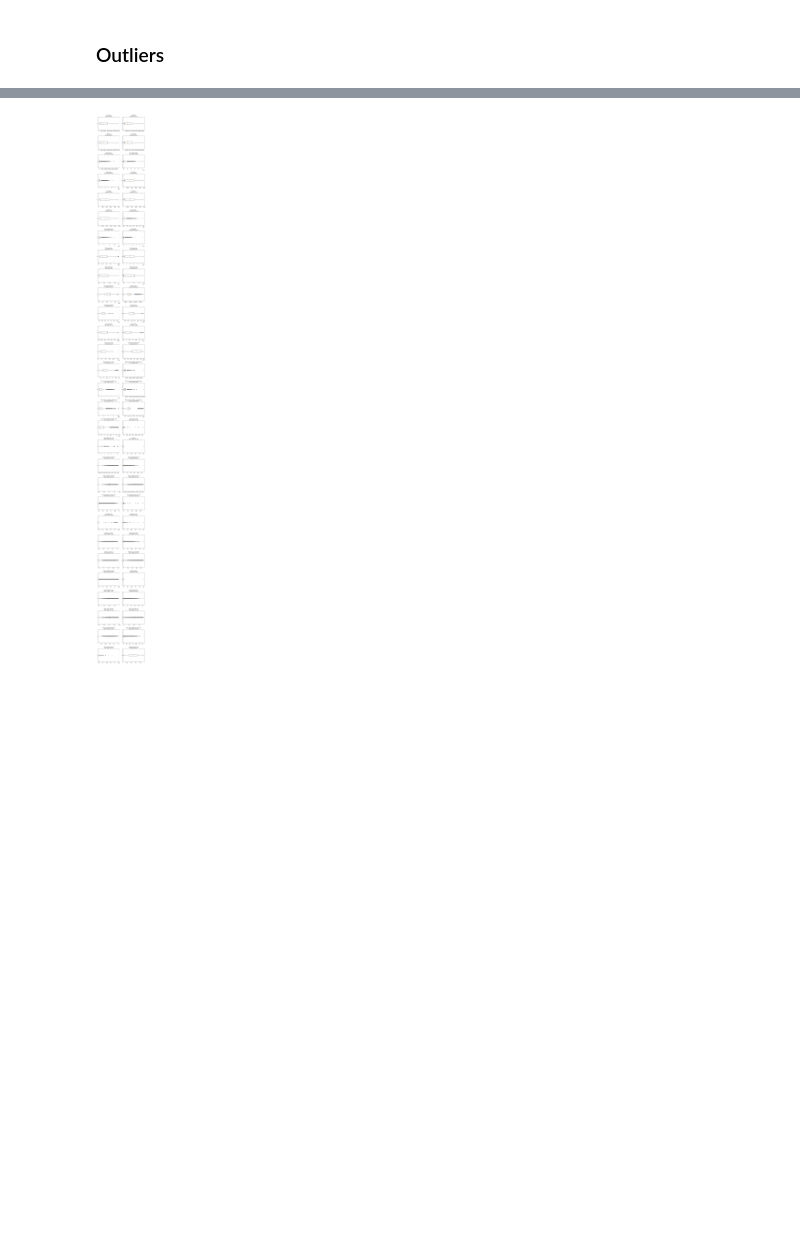
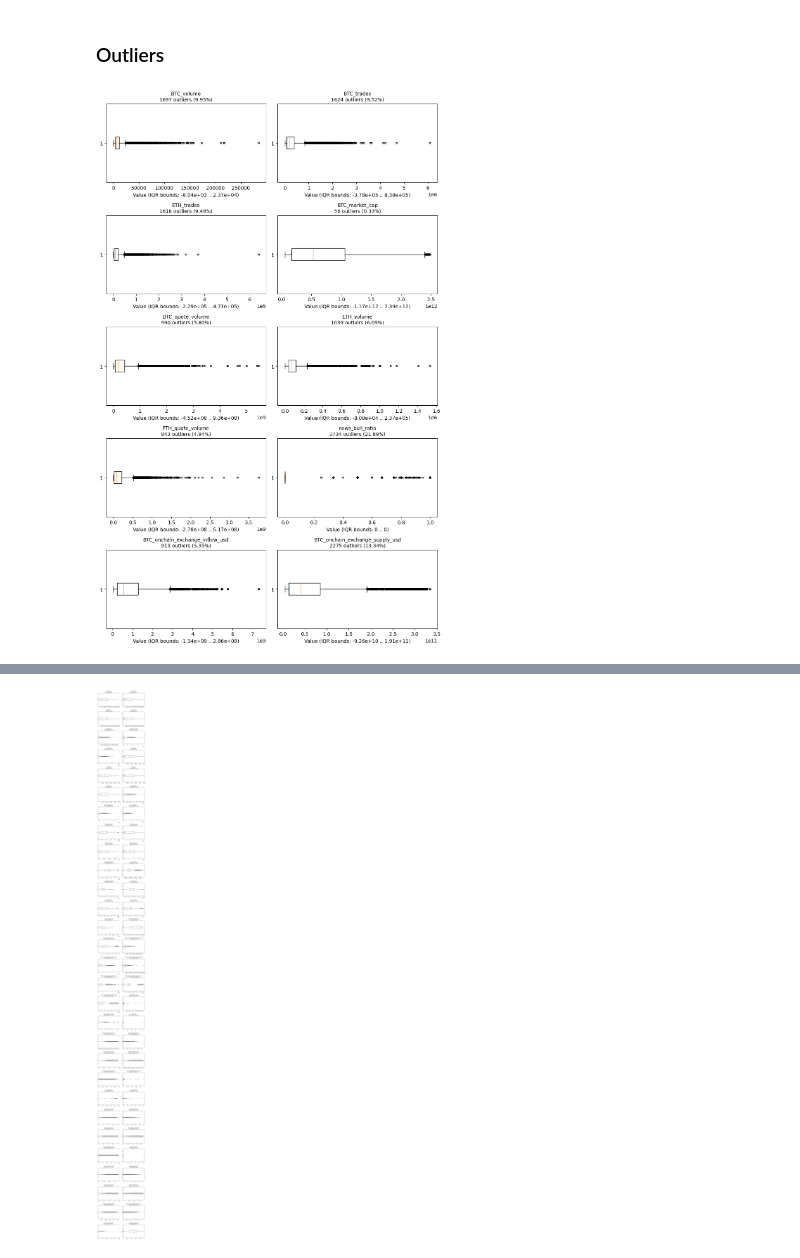
Before and after one commit to hyperformancelabs/crypto-price-forecaster, a Jupyter notebook: processors/cleaning.ipynb, the cells around one changed output, grey strips where cells are left out. Drawn from its saved outputs; the diff is of its cells as text; code cells hidden in the pictures; blank space fills up the shorter version.

Commit message:
feat: enhance cleaning outlier analysis & feature engineering visualization

```diff
--- a/processors/cleaning.ipynb
+++ b/processors/cleaning.ipynb
@@ -466,3 +466,73 @@ ETH: 0 violations
 |  | timestamp | ETH_open | ETH_high | ETH_low | ETH_close |
 # %% [markdown]
 ### Outliers
+# %%
+import numpy as np
+import pandas as pd
+import matplotlib.pyplot as plt
+
+# ====== 1) Chọn đúng các feature bạn muốn vẽ ======
+features_to_plot = [
+    "BTC_volume",
+    "BTC_trades",
+    "ETH_trades",
+    "BTC_market_cap",
+    "BTC_quote_volume",
+    "ETH_volume",
+    "ETH_quote_volume",
+    "news_bull_ratio",
+    "BTC_onchain_exchange_inflow_usd",
+    "BTC_onchain_exchange_supply_usd",
+]
+
+# (optional) lọc lại chỉ những cột có trong master_df
+features_to_plot = [c for c in features_to_plot if c in master_df.columns]
+
+# ====== 2) Tính outlier mask theo IQR (1.5x) cho đúng các feature đó ======
+outlier_mask = pd.DataFrame(index=master_df.index)
+
+bounds = {}  # lưu (lo, hi) để dùng cho các plot khác nếu muốn
+for col in features_to_plot:
+    s = master_df[col]
+    q1, q3 = s.quantile([0.25, 0.75])
+    iqr = q3 - q1
+    lo, hi = q1 - 1.5 * iqr, q3 + 1.5 * iqr
+    bounds[col] = (lo, hi)
+    outlier_mask[col] = (s < lo) | (s > hi)
+
+# ====== 3) Vẽ grid boxplot (horizontal) + title có count & pct outlier ======
+n = len(features_to_plot)
+ncols = 2
+nrows = int(np.ceil(n / ncols))
+
+fig, axes = plt.subplots(nrows, ncols, figsize=(5 * ncols, 3.2 * nrows), squeeze=False)
+
+for ax, col in zip(axes.ravel(), features_to_plot):
+    data = master_df[col].dropna()
+    ax.boxplot(data, vert=False, flierprops={"markersize": 3})
+
+    pct = 100 * outlier_mask[col].mean()
+    count = int(outlier_mask[col].sum())
+    lo, hi = bounds[col]
+
+    ax.set_title(f"{col}\n{count} outliers ({pct:.2f}%)", fontsize=10)
+    ax.set_xlabel(f"Value (IQR bounds: {lo:.3g} .. {hi:.3g})")
+
+# ẩn subplot thừa
+for ax in axes.ravel()[n:]:
+    ax.set_visible(False)
+
+fig.tight_layout()
+plt.show()
+
+# ====== 4) In bảng thống kê outlier cho các feature này ======
+outlier_per = (outlier_mask.sum() / len(master_df) * 100).sort_values(ascending=False)
+summary = pd.DataFrame({
+    "outlier_count": outlier_mask.sum(),
+    "outlier_pct": outlier_per
+}).sort_values("outlier_pct", ascending=False)
+
+print(f"Total outliers (across selected features): {int(outlier_mask.sum().sum()):,}")
+print(summary)
+# %% [output]
+[figure, added]
```
Also changed, not shown: parts of 1 cell of this notebook, 1 other file.
